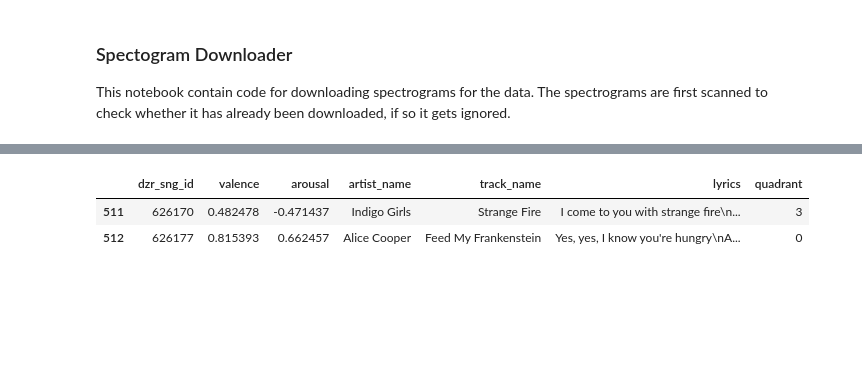
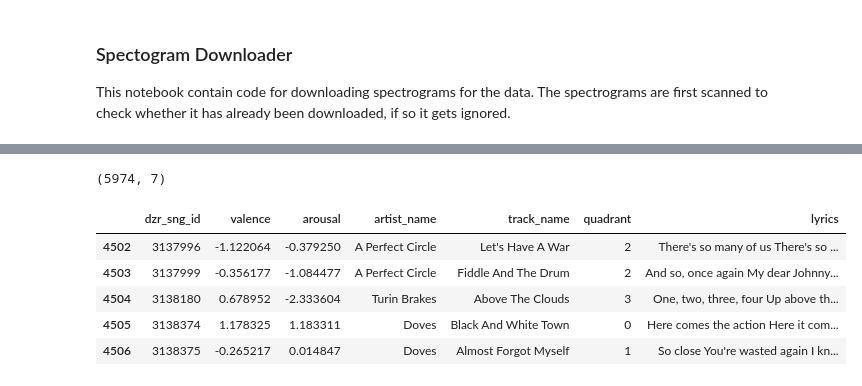
Before and after one commit to martinoywa/MERA, a Jupyter notebook: audio/spectrogram_downloader.ipynb, the cells around one changed output, grey strips where cells are left out. Drawn from its saved outputs; the diff is of its cells as text; code cells hidden in the pictures; blank space fills up the shorter version.

```diff
--- a/audio/spectrogram_downloader.ipynb
+++ b/audio/spectrogram_downloader.ipynb
@@ -12,7 +12,7 @@ import pandas as pd
 from audio_service_v2 import create_mel_spectrogram
 # %%
 # path to spectrograms folder
-path = "spectrogram/train_v2"
+path = "spectrogram/train"
 # %%
 def ids_to_ignore(spectrograms_path):
     """
@@ -35,0 +34,3 @@ ids_drop_list = ids_to_ignore(path)
+# %%
+# others = [701219, 2457424]
+ids_drop_list = ids_to_ignore(path) + others
@@ -55,11 +58,18 @@ dtype: object
 # %%
 # ignore all rows in the drop list
 data = data[~data["dzr_sng_id"].isin(ids_drop_list)]
-data.head(2)
+data.shape
 # %% [output]
-|  | dzr_sng_id | valence | arousal | artist_name | track_name | lyrics | quadrant |
-| 511 | 626170 | 0.482478 | -0.471437 | Indigo Girls | Strange Fire | I come to you with strange fire\n... | 3 |
-| 512 | 626177 | 0.815393 | 0.662457 | Alice Cooper | Feed My Frankenstein | Yes, yes, I know you're hungry\nA... | 0 |
+(5974, 7)
+# %%
+data.head(5)
+# %% [output]
+|  | dzr_sng_id | valence | arousal | artist_name | track_name | quadrant | lyrics |
+| 4502 | 3137996 | -1.122064 | -0.379250 | A Perfect Circle | Let's Have A War | 2 | There's so many of us There's so ... |
+| 4503 | 3137999 | -0.356177 | -1.084477 | A Perfect Circle | Fiddle And The Drum | 2 | And so, once again My dear Johnny... |
+| 4504 | 3138180 | 0.678952 | -2.333604 | Turin Brakes | Above The Clouds | 3 | One, two, three, four Up above th... |
+| 4505 | 3138374 | 1.178325 | 1.183311 | Doves | Black And White Town | 0 | Here comes the action Here it com... |
+| 4506 | 3138375 | -0.265217 | 0.014847 | Doves | Almost Forgot Myself | 1 | So close You're wasted again I kn... |
 # %%
 ids = data["dzr_sng_id"]
 artists = data["artist_name"]
```
Also changed, not shown: parts of 5 cells of this notebook, 2 other files.
